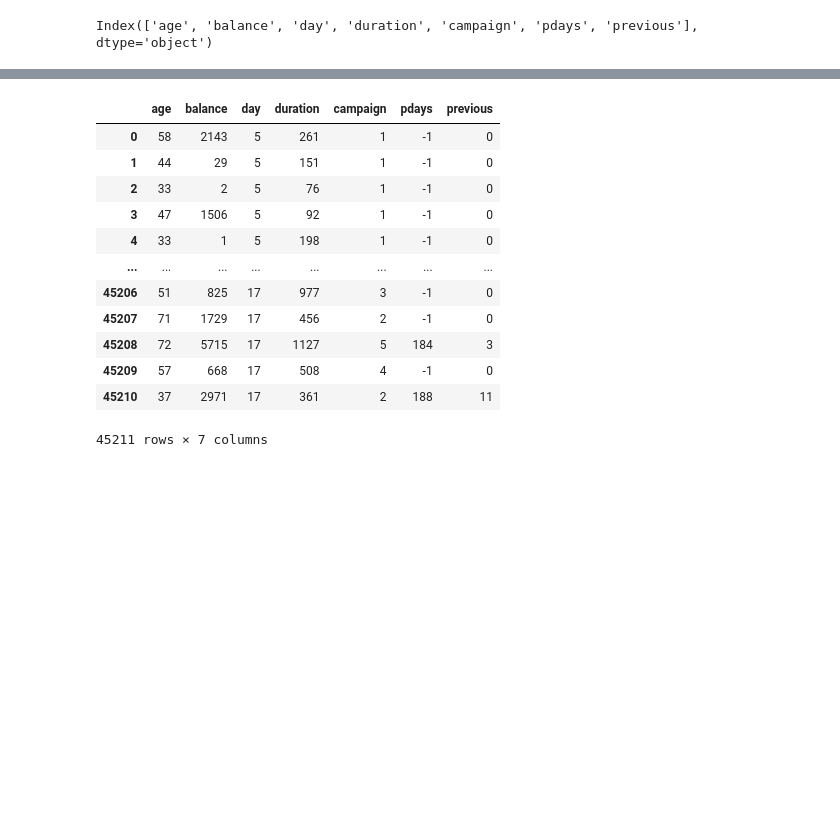
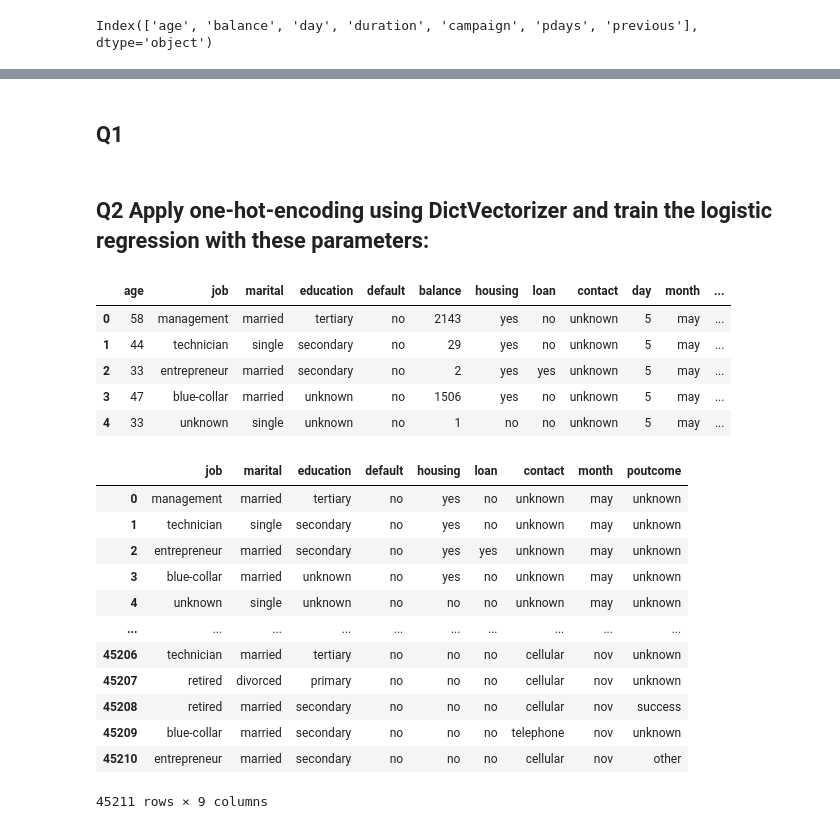
Before and after one commit to Joon-hub/MLZoomcamp, a Jupyter notebook: Week_4_Evaluation/week4_hw.ipynb, the cells around one changed output, grey strips where cells are left out. Cells and saved outputs as stored; diff of their text form; code cells hidden in the pictures; blank space fills up the shorter version.

```diff
--- a/Week_4_Evaluation/week4_hw.ipynb
+++ b/Week_4_Evaluation/week4_hw.ipynb
@@ -78,16 +95,33 @@ Index(['age', 'balance', 'day', 'duration', 'campaign', 'pdays', 'previous'], dt
+# %% [markdown]
+## Q1
+# %% [markdown]
+## Q2 Apply one-hot-encoding using DictVectorizer and train the logistic regression with these parameters:
 # %%
-df[numerical]
+df.head()
 # %% [output]
-|  | age | balance | day | duration | campaign | pdays | previous |
-| 0 | 58 | 2143 | 5 | 261 | 1 | -1 | 0 |
-| 1 | 44 | 29 | 5 | 151 | 1 | -1 | 0 |
-| 2 | 33 | 2 | 5 | 76 | 1 | -1 | 0 |
-| 3 | 47 | 1506 | 5 | 92 | 1 | -1 | 0 |
-| 4 | 33 | 1 | 5 | 198 | 1 | -1 | 0 |
-| ... | ... | ... | ... | ... | ... | ... | ... |
-| 45206 | 51 | 825 | 17 | 977 | 3 | -1 | 0 |
-| 45207 | 71 | 1729 | 17 | 456 | 2 | -1 | 0 |
-| 45208 | 72 | 5715 | 17 | 1127 | 5 | 184 | 3 |
-| 45209 | 57 | 668 | 17 | 508 | 4 | -1 | 0 |
-| 45210 | 37 | 2971 | 17 | 361 | 2 | 188 | 11 |
+|  | age | job | marital | education | default | balance | housing | loan | contact | day | month | ... |
+| 0 | 58 | management | married | tertiary | no | 2143 | yes | no | unknown | 5 | may | ... |
+| 1 | 44 | technician | single | secondary | no | 29 | yes | no | unknown | 5 | may | ... |
+| 2 | 33 | entrepreneur | married | secondary | no | 2 | yes | yes | unknown | 5 | may | ... |
+| 3 | 47 | blue-collar | married | unknown | no | 1506 | yes | no | unknown | 5 | may | ... |
+| 4 | 33 | unknown | single | unknown | no | 1 | no | no | unknown | 5 | may | ... |
-45211 rows × 7 columns
+# %%
+train =  df.drop('y', axis= 1)
+test = df['y'].map({'yes': 1, 'no': 0})
+# %%
+char = train.select_dtypes(include='object')
+char
+# %% [output]
+|  | job | marital | education | default | housing | loan | contact | month | poutcome |
+| 0 | management | married | tertiary | no | yes | no | unknown | may | unknown |
+| 1 | technician | single | secondary | no | yes | no | unknown | may | unknown |
+| 2 | entrepreneur | married | secondary | no | yes | yes | unknown | may | unknown |
+| 3 | blue-collar | married | unknown | no | yes | no | unknown | may | unknown |
+| 4 | unknown | single | unknown | no | no | no | unknown | may | unknown |
+| ... | ... | ... | ... | ... | ... | ... | ... | ... | ... |
+| 45206 | technician | married | tertiary | no | no | no | cellular | nov | unknown |
+| 45207 | retired | divorced | primary | no | no | no | cellular | nov | unknown |
+| 45208 | retired | married | secondary | no | no | no | cellular | nov | success |
+| 45209 | blue-collar | married | secondary | no | no | no | telephone | nov | unknown |
+| 45210 | entrepreneur | married | secondary | no | no | no | cellular | nov | other |
+45211 rows × 9 columns
```
Also changed, not shown: parts of 5 cells of this notebook, 2 other files.
